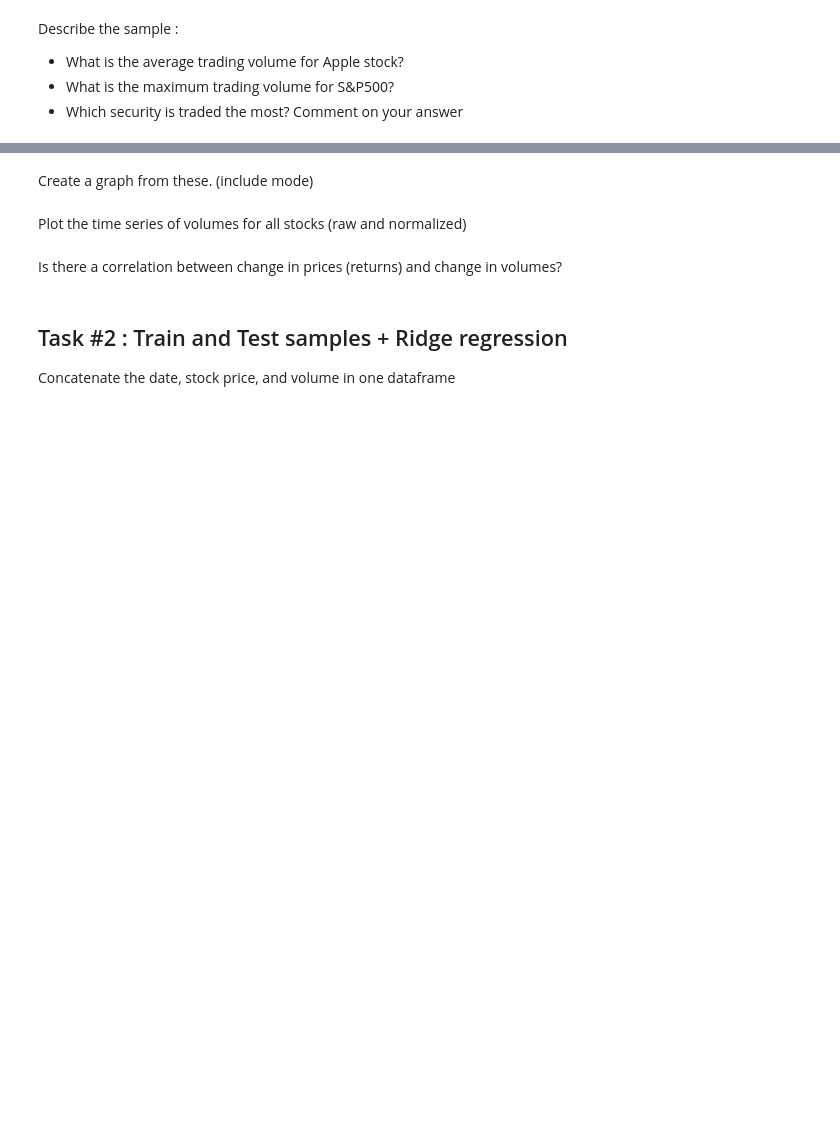
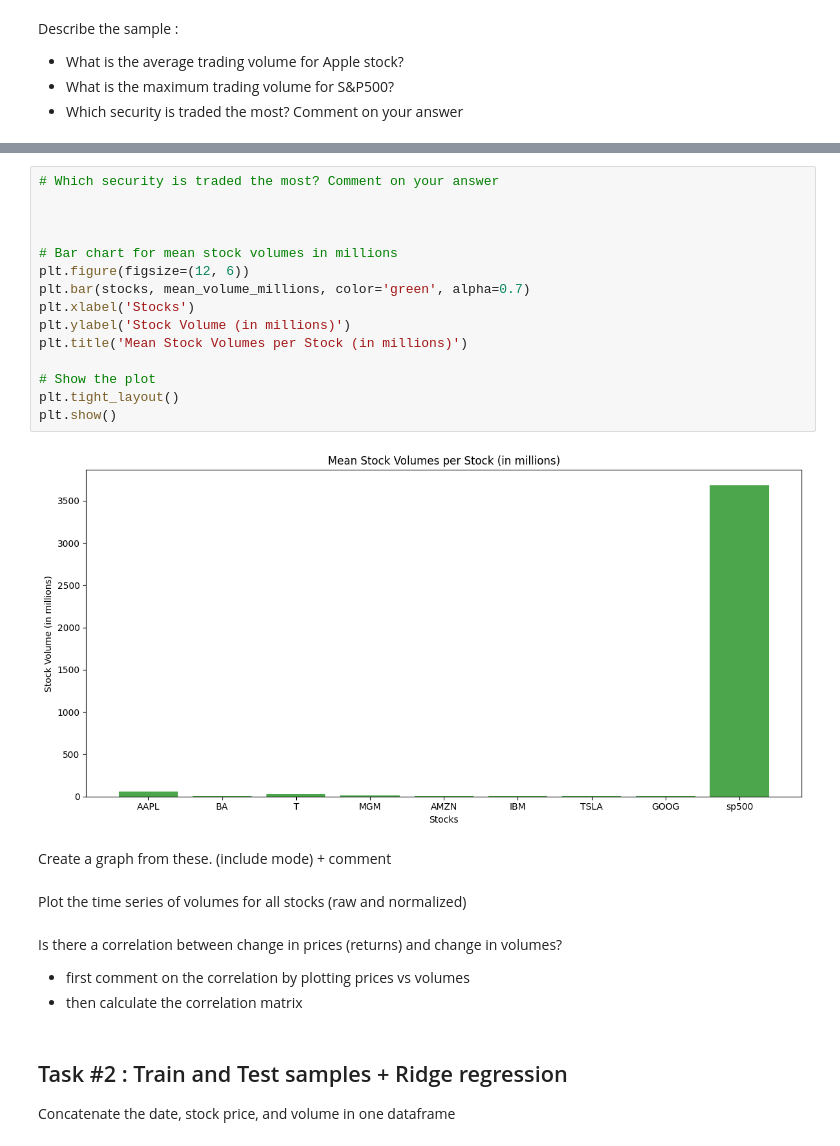
Before and after one commit to bubuzhang2002/Finance-with-Big-Data-PC-labs, a Jupyter notebook: PC labs/PC lab4.ipynb, the cells around one changed output, grey strips where cells are left out. Saved outputs shown, nothing was run; the diff lists cells and outputs as text; blank space fills up the shorter version.

```diff
--- a/PC labs/PC lab4.ipynb
+++ b/PC labs/PC lab4.ipynb
@@ -69,9 +207,28 @@ volume_stats
+# %%
+# Which security is traded the most? Comment on your answer
+
+
+
+# Bar chart for mean stock volumes in millions
+plt.figure(figsize=(12, 6))
+plt.bar(stocks, mean_volume_millions, color='green', alpha=0.7)
+plt.xlabel('Stocks')
+plt.ylabel('Stock Volume (in millions)')
+plt.title('Mean Stock Volumes per Stock (in millions)')
+
+# Show the plot
+plt.tight_layout()
+plt.show()
+# %% [output]
+[figure, added]
 # %% [markdown]
-Create a graph from these. (include mode)
+Create a graph from these. (include mode) + comment
 # %% [markdown]
 Plot the time series of volumes for all stocks (raw and normalized)
 # %% [markdown]
 Is there a correlation between change in prices (returns) and change in volumes?
+- first comment on the correlation by plotting prices vs volumes
+- then calculate the correlation matrix
 # %% [markdown]
 ## Task #2 : Train and Test samples + Ridge regression
 
```
Also changed, not shown: parts of 17 cells of this notebook.
